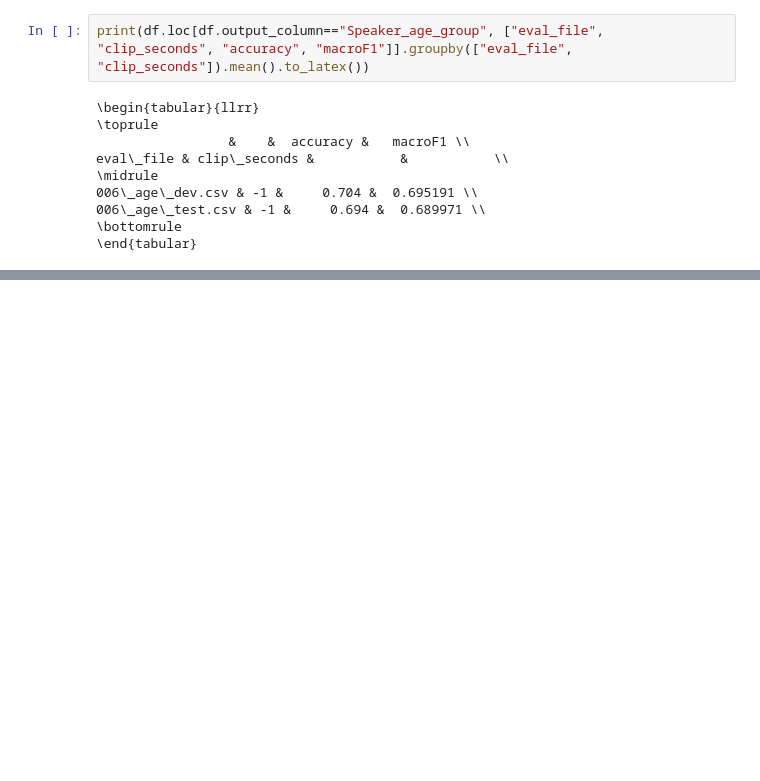
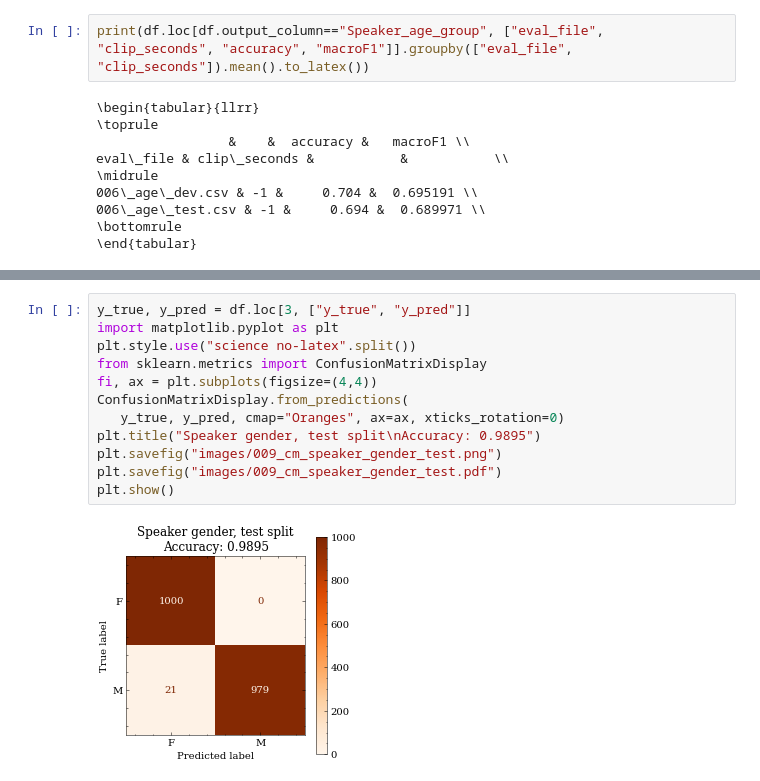
Before and after one commit to 5roop/task11, a Jupyter notebook: 009_analisis.ipynb, the cells around one changed output, grey strips where cells are left out. Cells and saved outputs as stored; diff of their text form; blank space fills up the shorter version.

Commit message:
Add CM for gender and ID

```diff
--- a/009_analisis.ipynb
+++ b/009_analisis.ipynb
@@ -87,0 +102,14 @@ eval\_file & clip\_seconds &           &           \\
+# %%
+y_true, y_pred = df.loc[3, ["y_true", "y_pred"]]
+import matplotlib.pyplot as plt
+plt.style.use("science no-latex".split())
+from sklearn.metrics import ConfusionMatrixDisplay
+fi, ax = plt.subplots(figsize=(4,4))
+ConfusionMatrixDisplay.from_predictions(
+   y_true, y_pred, cmap="Oranges", ax=ax, xticks_rotation=0)
+plt.title("Speaker gender, test split\nAccuracy: 0.9895")
+plt.savefig("images/009_cm_speaker_gender_test.png")
+plt.savefig("images/009_cm_speaker_gender_test.pdf")
+plt.show()
+# %% [output]
+[figure, added]
```
Also changed, not shown: parts of 2 cells of this notebook, 4 other files.
